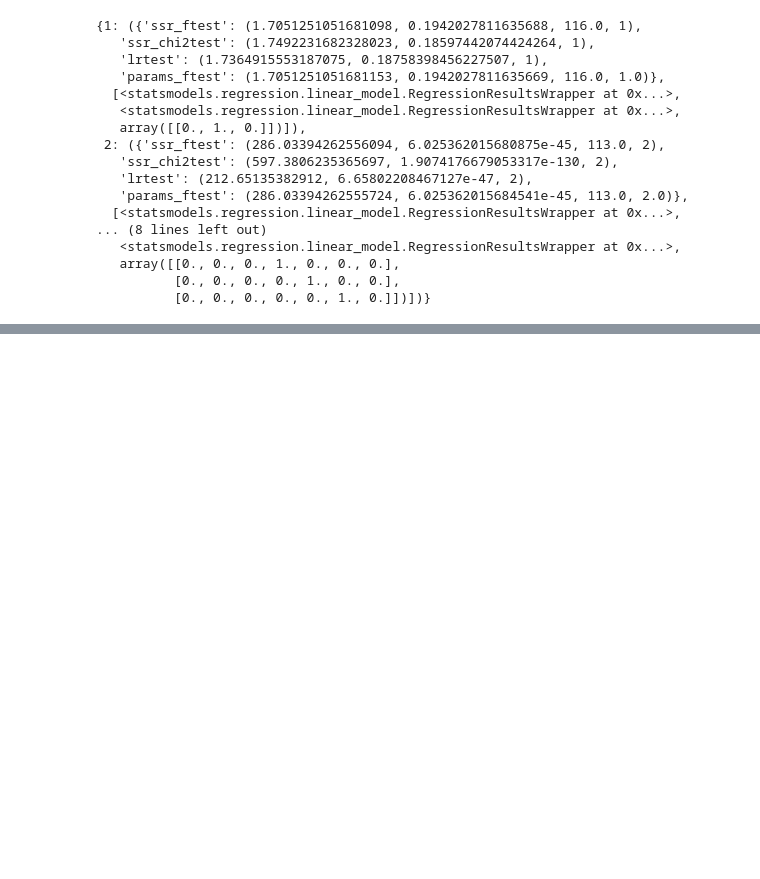
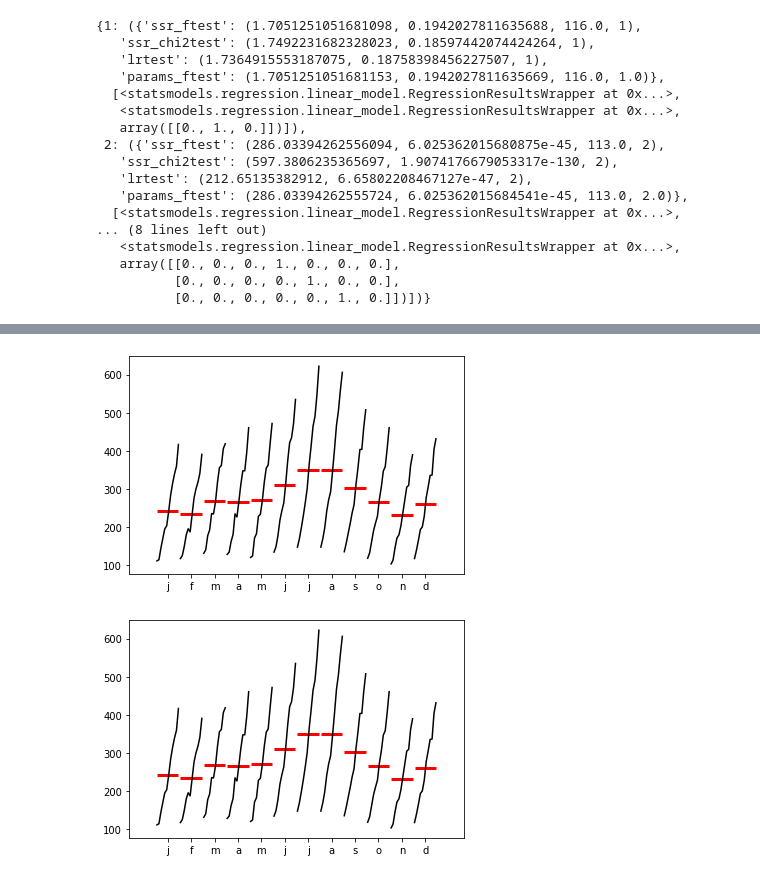
Before and after one commit to suman12345678/datascienceworknew, a Jupyter notebook: timeseries.ipynb, the cells around one changed output, grey strips where cells are left out. Drawn from its saved outputs; the diff is of its cells as text; code cells hidden in the pictures; blank space fills up the shorter version.

```diff
--- a/timeseries.ipynb
+++ b/timeseries.ipynb
@@ -469,3 +482,6 @@ parameter F test:         F=188.7446, p=0.0000  , df_denom=110, df_num=3
           [0., 0., 0., 0., 0., 1., 0.]])])}
 # %%
 # at lag 3 p value is 0, so causality is there
+# %%
+df=pd.read_csv(r'C:\Users\c_MukhopadhyayS.DS-S\Downloads\UDEMY-TSA-FINAL\UDEMY_TSA_FINAL\Data\airline_passengers.csv',index_col='Month',parse_dates=True)
+df.plot()
@@ -471,0 +491,7 @@ parameter F test:         F=188.7446, p=0.0000  , df_denom=110, df_num=3
+# %%
+# check seasionalty
+from statsmodels.graphics.tsaplots import month_plot,quarter_plot
+month_plot(df['Thousands of Passengers'])
+# %% [output]
+[figure, added]
+[figure, added]
```
Also changed, not shown: parts of 30 cells of this notebook.
